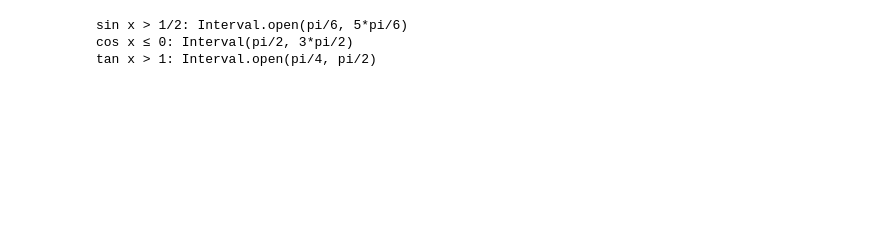
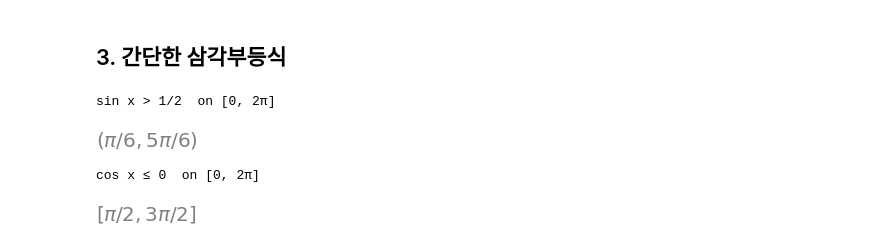
Before and after one commit to XaicuL/Mathematics, a Jupyter notebook: Math_1/Chap_02/Trigonometric_Equations_and_Trigonometric_Inequalities.ipynb, the cells around one changed output. Saved outputs shown, nothing was run; the diff lists cells and outputs as text; code cells hidden in the pictures; blank space fills up the shorter version.

```diff
--- a/Math_1/Chap_02/Trigonometric_Equations_and_Trigonometric_Inequalities.ipynb
+++ b/Math_1/Chap_02/Trigonometric_Equations_and_Trigonometric_Inequalities.ipynb
@@ -32,0 +17,19 @@ sin²x - sin x = 0: {0, pi/2, pi, 2*pi}
+# %%
+import sympy as sp
+from sympy import sin, cos, tan, pi, Eq, solveset, S, Interval
+sp.init_printing()
+
+x = sp.symbols('x', real=True)
+
+eqs = [
+    Eq(sin(x), sp.Rational(1, 2)),
+    Eq(cos(x), sp.sqrt(2)/2),
+    Eq(tan(x), 1),
+]
+
+for eq in eqs:
+    # 실수 전체 일반해 (ImageSet / Union)
+    sol = solveset(eq, x, domain=S.Reals)
+    print("=" * 40)
+    display(eq)
+    display(sol)
@@ -33,29 +76,22 @@ sin²x - sin x = 0: {0, pi/2, pi, 2*pi}
+# %% [markdown]
+## 3. 간단한 삼각부등식
 # %%
 from sympy import solve_univariate_inequality
 
-ineq1 = sin(x) > S(1)/2
-sol_ineq1 = solve_univariate_inequality(
-    ineq1, x,
-    domain=Interval(0, 2*pi),
-    relational=False
-)
-print("sin x > 1/2:", sol_ineq1)
-ineq2 = cos(x) <= 0
-sol_ineq2 = solve_univariate_inequality(
-    ineq2, x,
-    domain=Interval(0, 2*pi),
-    relational=False
-)
-print("cos x ≤ 0:", sol_ineq2)
+# sin x > 1/2  on [0, 2π]
+ineq = sin(x) > sp.Rational(1, 2)
+# solve_univariate_inequality는 한 주기 표현이 제한적일 수 있어
+# 구간을 좁혀 수치·기호 병행
+sol_ineq = solveset(ineq, x, domain=Interval(0, 2*pi))
+print("sin x > 1/2  on [0, 2π]")
+display(sol_ineq)
 
-ineq3 = tan(x) > 1
-sol_ineq3 = solve_univariate_inequality(
-    ineq3, x,
-    domain=Interval(0, 2*pi),
-    relational=False
-)
-print("tan x > 1:", sol_ineq3)
+# cos x ≤ 0 on [0, 2π]
+sol_cos = solveset(cos(x) <= 0, x, domain=Interval(0, 2*pi))
+print("cos x ≤ 0  on [0, 2π]")
+display(sol_cos)
 # %% [output]
-sin x > 1/2: Interval.open(pi/6, 5*pi/6)
-cos x ≤ 0: Interval(pi/2, 3*pi/2)
-tan x > 1: Interval.open(pi/4, pi/2)
+sin x > 1/2  on [0, 2π]
+[figure, added]
+cos x ≤ 0  on [0, 2π]
+[figure, added]
```
Also changed, not shown: parts of 12 cells of this notebook, 2 other files.
